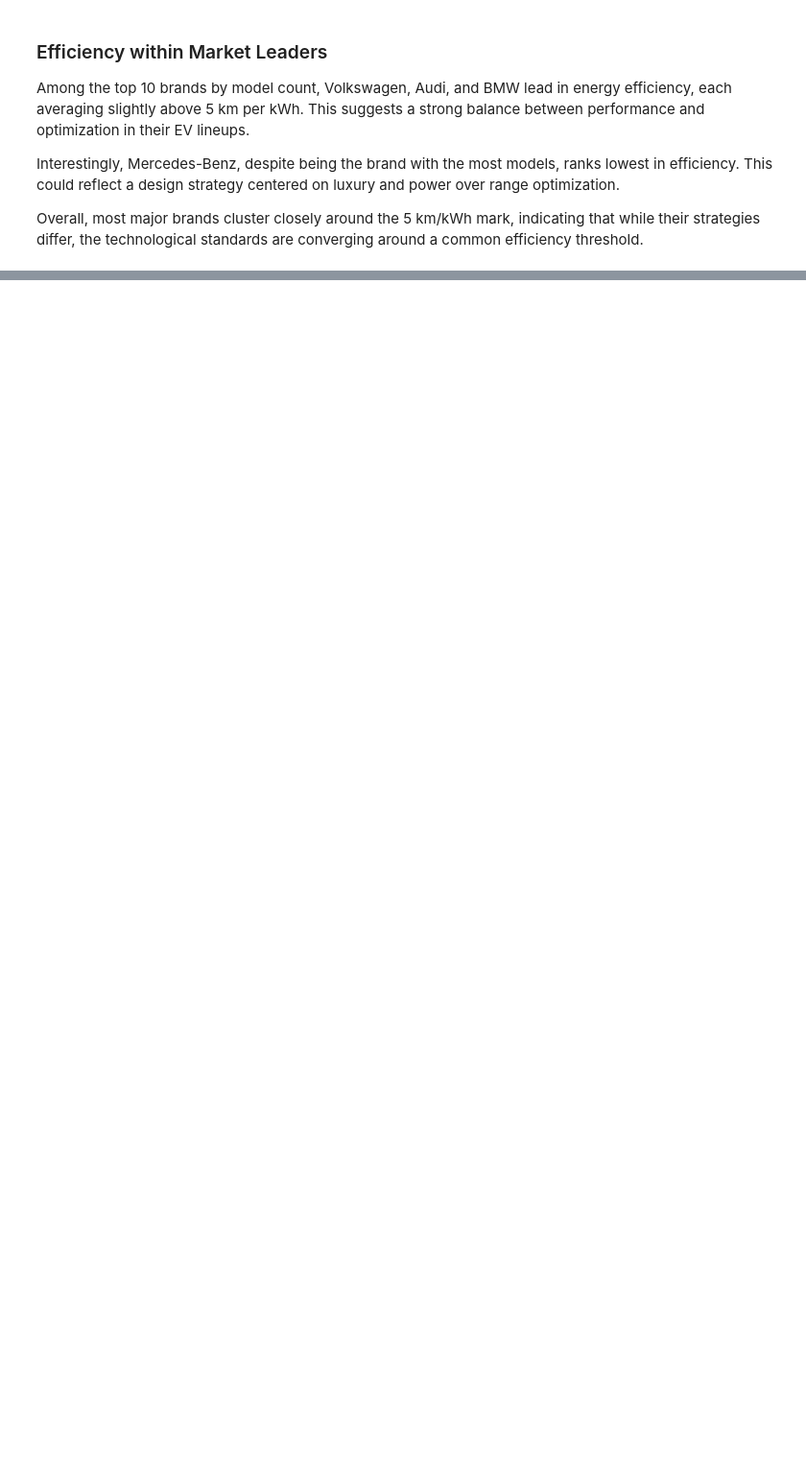
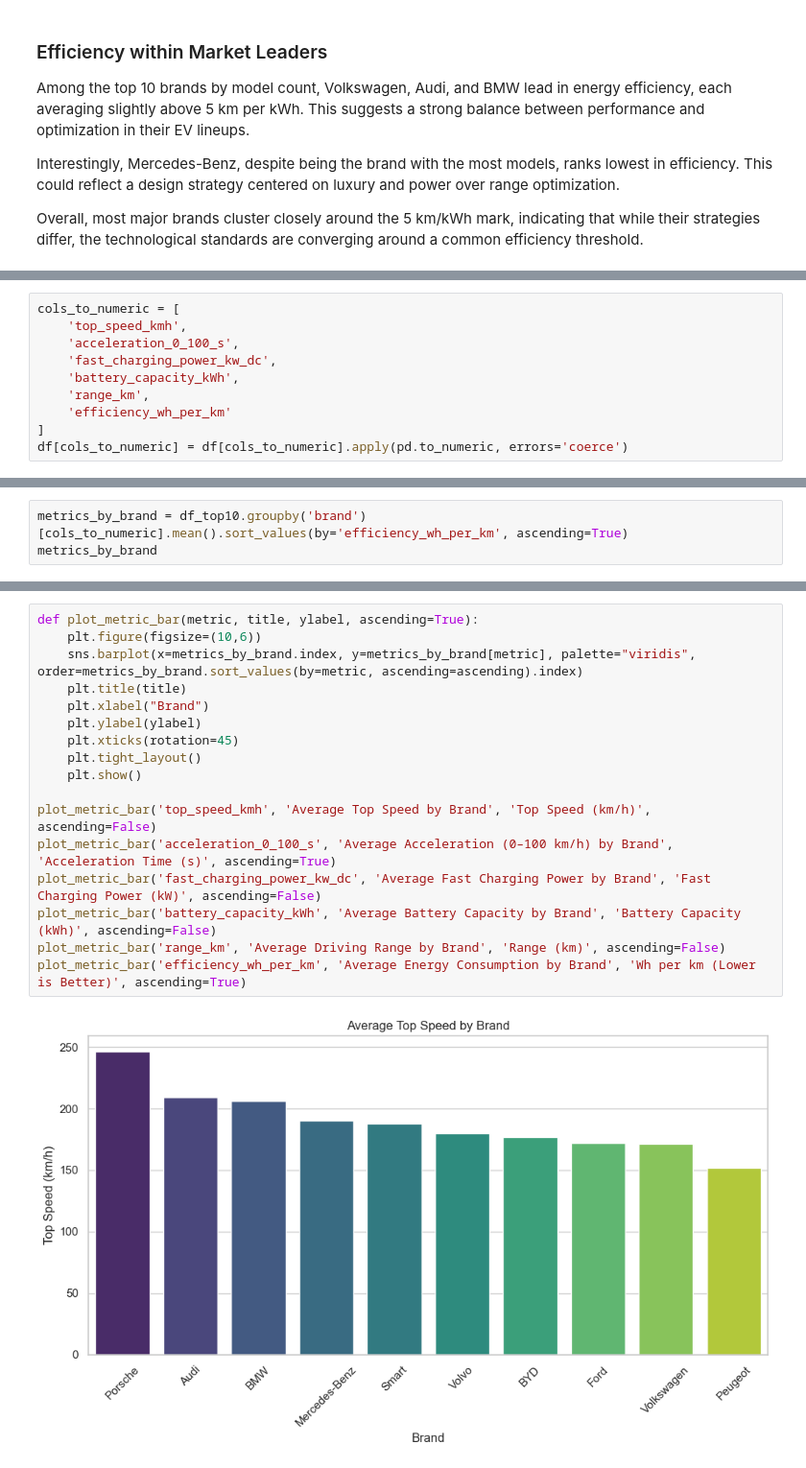
Before and after one commit to KevinPDesign/electric-vehicle-analysis, a Jupyter notebook: notebooks/01_eda_electric_vehicles.ipynb, the cells around one changed output, grey strips where cells are left out. Shown at 96% size. Saved outputs shown, nothing was run; the diff lists cells and outputs as text; blank space fills up the shorter version.

Commit message:
Add performance metrics analysis by brand and updated visualizations

```diff
--- a/notebooks/01_eda_electric_vehicles.ipynb
+++ b/notebooks/01_eda_electric_vehicles.ipynb
@@ -409,0 +401,10 @@ Overall, the findings highlight that **battery size alone does not determine veh
+# %%
+cols_to_numeric = [
+    'top_speed_kmh',
+    'acceleration_0_100_s',
+    'fast_charging_power_kw_dc',
+    'battery_capacity_kWh',
+    'range_km',
+    'efficiency_wh_per_km'
+]
+df[cols_to_numeric] = df[cols_to_numeric].apply(pd.to_numeric, errors='coerce')
@@ -409,0 +415,3 @@ Overall, the findings highlight that **battery size alone does not determine veh
+# %%
+metrics_by_brand = df_top10.groupby('brand')[cols_to_numeric].mean().sort_values(by='efficiency_wh_per_km', ascending=True)
+metrics_by_brand
@@ -409,0 +437,19 @@ Overall, the findings highlight that **battery size alone does not determine veh
+# %%
+def plot_metric_bar(metric, title, ylabel, ascending=True):
+    plt.figure(figsize=(10,6))
+    sns.barplot(x=metrics_by_brand.index, y=metrics_by_brand[metric], palette="viridis", order=metrics_by_brand.sort_values(by=metric, ascending=ascending).index)
+    plt.title(title)
+    plt.xlabel("Brand")
+    plt.ylabel(ylabel)
+    plt.xticks(rotation=45)
+    plt.tight_layout()
+    plt.show()
+
+plot_metric_bar('top_speed_kmh', 'Average Top Speed by Brand', 'Top Speed (km/h)', ascending=False)
+plot_metric_bar('acceleration_0_100_s', 'Average Acceleration (0–100 km/h) by Brand', 'Acceleration Time (s)', ascending=True)
+plot_metric_bar('fast_charging_power_kw_dc', 'Average Fast Charging Power by Brand', 'Fast Charging Power (kW)', ascending=False)
+plot_metric_bar('battery_capacity_kWh', 'Average Battery Capacity by Brand', 'Battery Capacity (kWh)', ascending=False)
+plot_metric_bar('range_km', 'Average Driving Range by Brand', 'Range (km)', ascending=False)
+plot_metric_bar('efficiency_wh_per_km', 'Average Energy Consumption by Brand', 'Wh per km (Lower is Better)', ascending=True)
+# %% [output]
+[figure, added]
```
Also changed, not shown: parts of 14 cells of this notebook, 6 other files.
